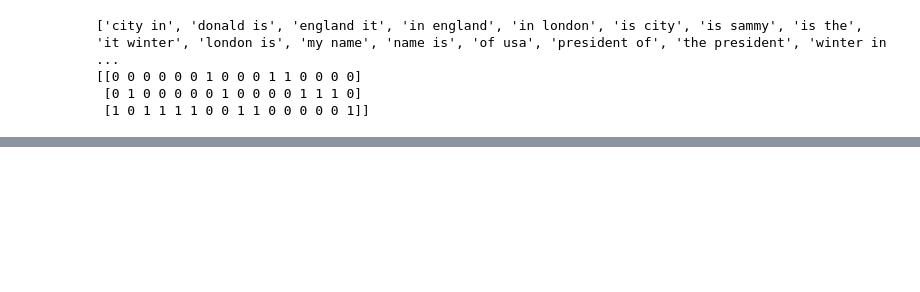
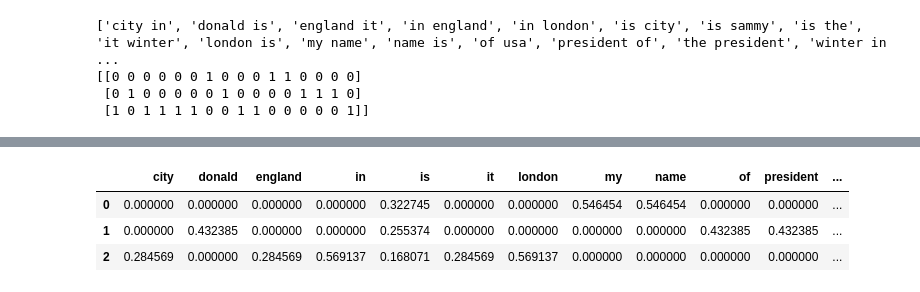
Before and after one commit to SammyOngaya/Natural-Language-Processing, a Jupyter notebook: Text processing with NLTK.ipynb, the cells around one changed output, grey strips where cells are left out. Saved outputs shown, nothing was run; the diff lists cells and outputs as text; code cells hidden in the pictures; blank space fills up the shorter version.

Commit message:
Added Term Frequency - Inverser Document Frequency (tf-idf)

```diff
--- a/Text processing with NLTK.ipynb
+++ b/Text processing with NLTK.ipynb
@@ -364,0 +368,9 @@ dtm_df.head()
+# %%
+corpus=['My name is Sammy.',
+       'Donald is the President of USA.',
+       'London is a city in England.'
+       'It\'s winter in London.']
+
+tf_idf_vectorizer=TfidfVectorizer() # Initialize tf-idf
+x=tf_idf_vectorizer.fit_transform(corpus)
+x
@@ -364,0 +398,11 @@ dtm_df.head()
+# %%
+# Creating a dataframe of tf-idf document term matrix
+tf_idf_df=pd.DataFrame(x.toarray(),columns=tf_idf_vectorizer.get_feature_names())
+tf_idf_df.head()
+
+# Each word/term is assigned a threshold. The words that occure frequently have lower weight making them less important unlike rare words that have high weights making them ore important.
+# %% [output]
+|  | city | donald | england | in | is | it | london | my | name | of | president | ... |
+| 0 | 0.000000 | 0.000000 | 0.000000 | 0.000000 | 0.322745 | 0.000000 | 0.000000 | 0.546454 | 0.546454 | 0.000000 | 0.000000 | ... |
+| 1 | 0.000000 | 0.432385 | 0.000000 | 0.000000 | 0.255374 | 0.000000 | 0.000000 | 0.000000 | 0.000000 | 0.432385 | 0.432385 | ... |
+| 2 | 0.284569 | 0.000000 | 0.284569 | 0.569137 | 0.168071 | 0.284569 | 0.569137 | 0.000000 | 0.000000 | 0.000000 | 0.000000 | ... |
```
Also changed, not shown: parts of 9 cells of this notebook, 1 other file.
